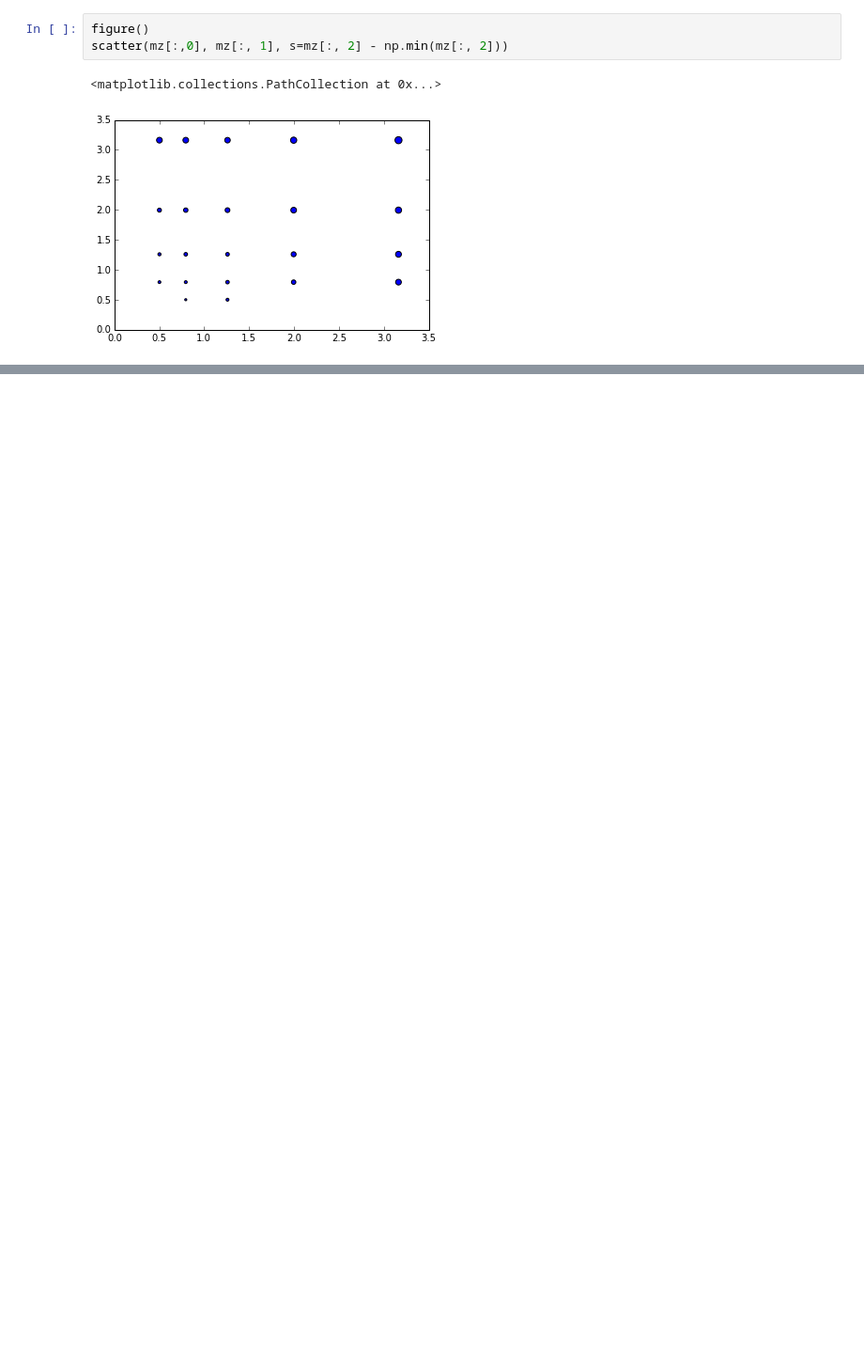
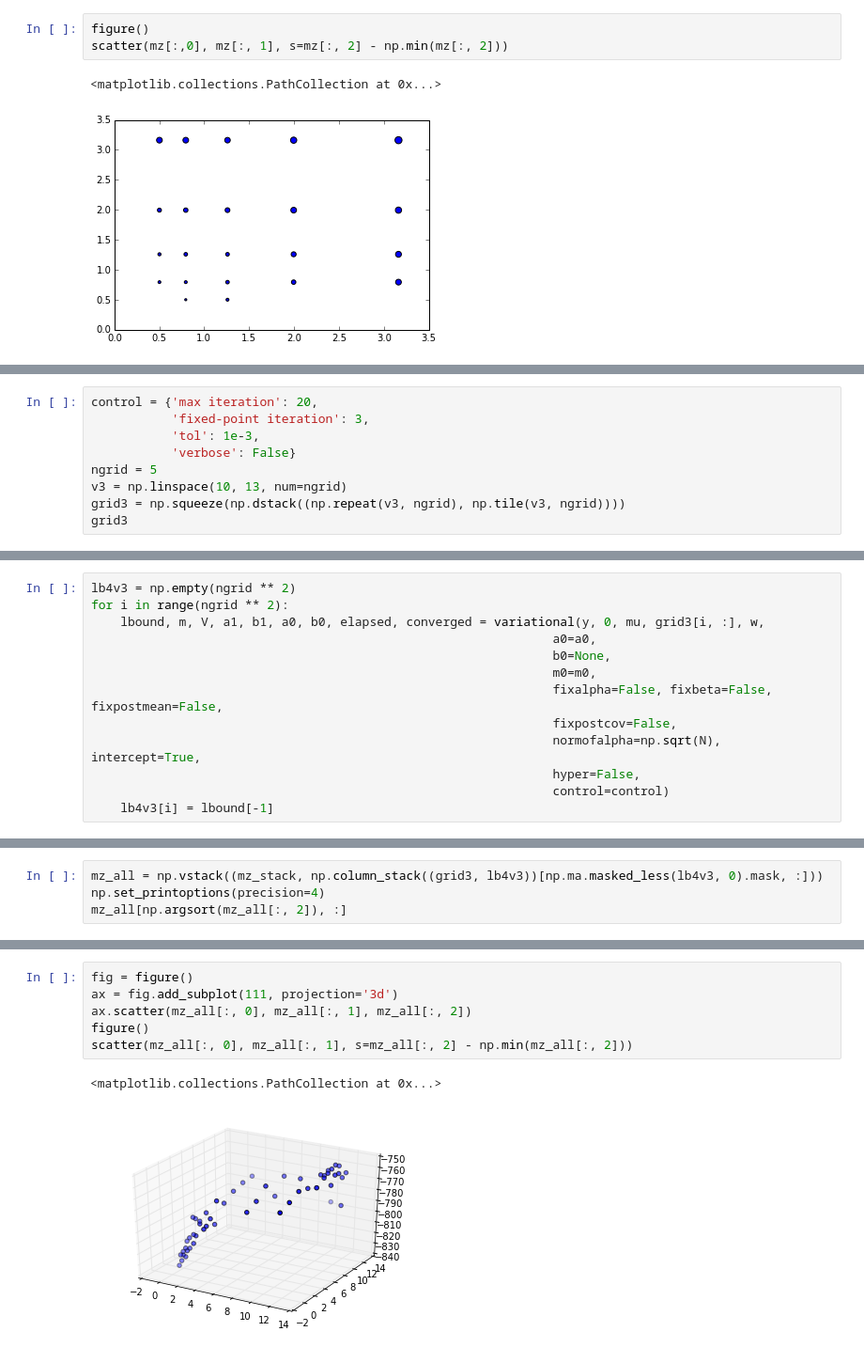
Before and after one commit to catniplab/vlgp, a Jupyter notebook: main.ipynb, the cells around one changed output, grey strips where cells are left out. Shown at 94% size. Drawn from its saved outputs; the diff is of its cells as text; blank space fills up the shorter version.

```diff
--- a/main.ipynb
+++ b/main.ipynb
@@ -261,0 +396,9 @@ scatter(mz[:,0], mz[:, 1], s=mz[:, 2] - np.min(mz[:, 2]))
+# %%
+control = {'max iteration': 20,
+           'fixed-point iteration': 3,
+           'tol': 1e-3,
+           'verbose': False}
+ngrid = 5
+v3 = np.linspace(10, 13, num=ngrid)
+grid3 = np.squeeze(np.dstack((np.repeat(v3, ngrid), np.tile(v3, ngrid))))
+grid3
@@ -261,0 +423,13 @@ scatter(mz[:,0], mz[:, 1], s=mz[:, 2] - np.min(mz[:, 2]))
+# %%
+lb4v3 = np.empty(ngrid ** 2)
+for i in range(ngrid ** 2):
+    lbound, m, V, a1, b1, a0, b0, elapsed, converged = variational(y, 0, mu, grid3[i, :], w,
+                                                               a0=a0,
+                                                               b0=None,
+                                                               m0=m0,
+                                                               fixalpha=False, fixbeta=False, fixpostmean=False,
+                                                               fixpostcov=False,
+                                                               normofalpha=np.sqrt(N), intercept=True,
+                                                               hyper=False,
+                                                               control=control)
+    lb4v3[i] = lbound[-1]
@@ -261,0 +450,4 @@ scatter(mz[:,0], mz[:, 1], s=mz[:, 2] - np.min(mz[:, 2]))
+# %%
+mz_all = np.vstack((mz_stack, np.column_stack((grid3, lb4v3))[np.ma.masked_less(lb4v3, 0).mask, :]))
+np.set_printoptions(precision=4)
+mz_all[np.argsort(mz_all[:, 2]), :]
@@ -261,0 +472,9 @@ scatter(mz[:,0], mz[:, 1], s=mz[:, 2] - np.min(mz[:, 2]))
+# %%
+fig = figure()
+ax = fig.add_subplot(111, projection='3d')
+ax.scatter(mz_all[:, 0], mz_all[:, 1], mz_all[:, 2])
+figure()
+scatter(mz_all[:, 0], mz_all[:, 1], s=mz_all[:, 2] - np.min(mz_all[:, 2]))
+# %% [output]
+<matplotlib.collections.PathCollection at 0x...>
+[figure, added]
```
Also changed, not shown: parts of 25 cells of this notebook, 2 other files.
